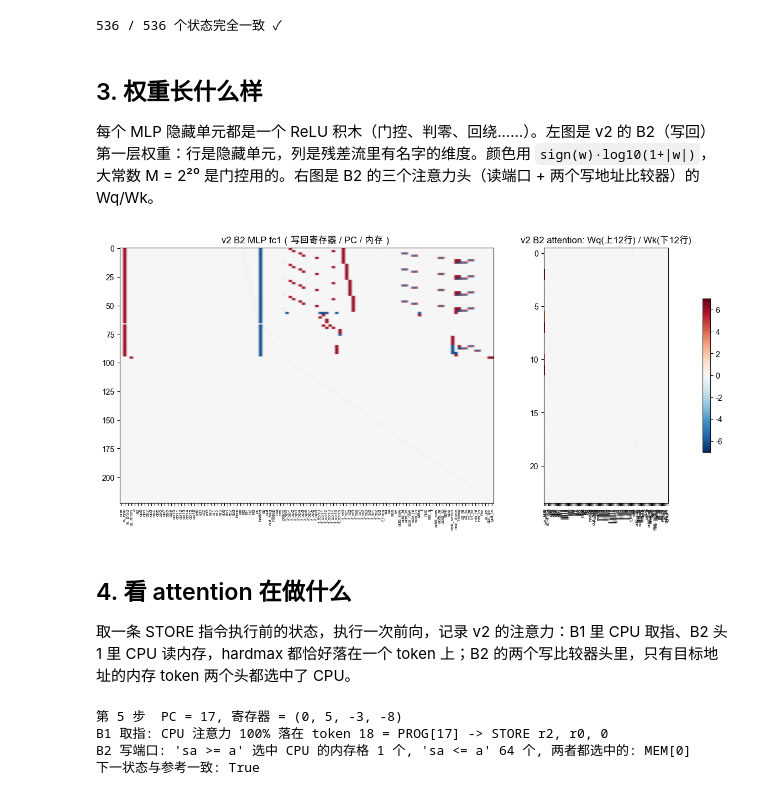
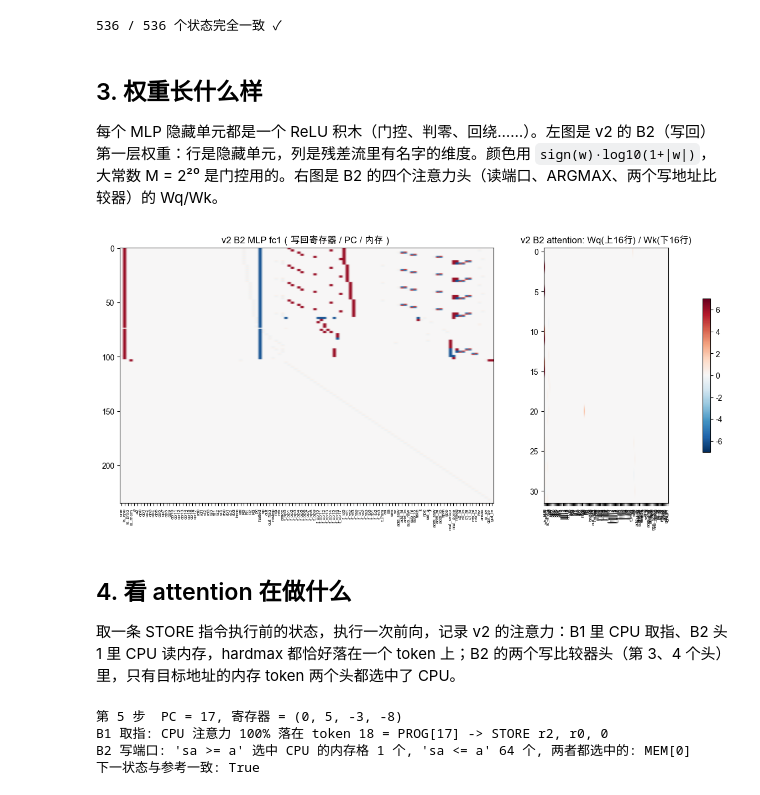
Before and after one commit to cai114514114514/Attention-CPU, a Jupyter notebook: notebooks/demo.ipynb, the cells around one changed output. Cells and saved outputs as stored; diff of their text form; code cells hidden in the pictures.

```diff
--- a/notebooks/demo.ipynb
+++ b/notebooks/demo.ipynb
@@ -80,26 +80,26 @@ print(f"{same} / {len(ref)} 个状态完全一致" + (" ✓" if trace.states ==
 # %% [markdown]
 ## 3. 权重长什么样
 
-每个 MLP 隐藏单元都是一个 ReLU 积木（门控、判零、回绕……）。左图是 v2 的 B2（写回）第一层权重：行是隐藏单元，列是残差流里有名字的维度。颜色用 `sign(w)·log10(1+|w|)`，大常数 M = 2²⁰ 是门控用的。右图是 B2 的三个注意力头（读端口 + 两个写地址比较器）的 Wq/Wk。
+每个 MLP 隐藏单元都是一个 ReLU 积木（门控、判零、回绕……）。左图是 v2 的 B2（写回）第一层权重：行是隐藏单元，列是残差流里有名字的维度。颜色用 `sign(w)·log10(1+|w|)`，大常数 M = 2²⁰ 是门控用的。右图是 B2 的四个注意力头（读端口、ARGMAX、两个写地址比较器）的 Wq/Wk。
 # %%
 def show(W, xlabels, title, ax):
     W = W.numpy()
     im = ax.imshow(np.sign(W) * np.log10(1 + np.abs(W)), cmap="RdBu_r", vmin=-7, vmax=7, aspect="auto")
     ax.set_xticks(range(len(xlabels))); ax.set_xticklabels(xlabels, rotation=90, fontsize=6)
     ax.set_title(title); return im
 
 fig, axes = plt.subplots(1, 2, figsize=(16, 6), gridspec_kw={"width_ratios": [3, 1]})
 b2 = model.blocks[1]
 im = show(b2.mlp.fc1.weight.double(), L.names, "v2 B2 MLP fc1（写回寄存器 / PC / 内存）", axes[0])
 a2 = b2.attn
-show(torch.cat([a2.q.weight, a2.k.weight]).double(), L.names, "v2 B2 attention: Wq(上12行) / Wk(下12行)", axes[1])
+show(torch.cat([a2.q.weight, a2.k.weight]).double(), L.names, "v2 B2 attention: Wq(上16行) / Wk(下16行)", axes[1])
 fig.colorbar(im, ax=axes, shrink=0.6); plt.show()
 # %% [output]
-[figure, old version]
+[figure, new version]
 # %% [markdown]
 ## 4. 看 attention 在做什么
 
-取一条 STORE 指令执行前的状态，执行一次前向，记录 v2 的注意力：B1 里 CPU 取指、B2 头 1 里 CPU 读内存，hardmax 都恰好落在一个 token 上；B2 的两个写比较器头里，只有目标地址的内存 token 两个头都选中了 CPU。
+取一条 STORE 指令执行前的状态，执行一次前向，记录 v2 的注意力：B1 里 CPU 取指、B2 头 1 里 CPU 读内存，hardmax 都恰好落在一个 token 上；B2 的两个写比较器头（第 3、4 个头）里，只有目标地址的内存 token 两个头都选中了 CPU。
 # %%
 from tfcpu import Op
 k = next(i for i, st in enumerate(trace.states) if not st.halted and st.program[st.pc].op == Op.STORE)
```
Also changed, not shown: parts of 6 cells of this notebook, 16 other files.
